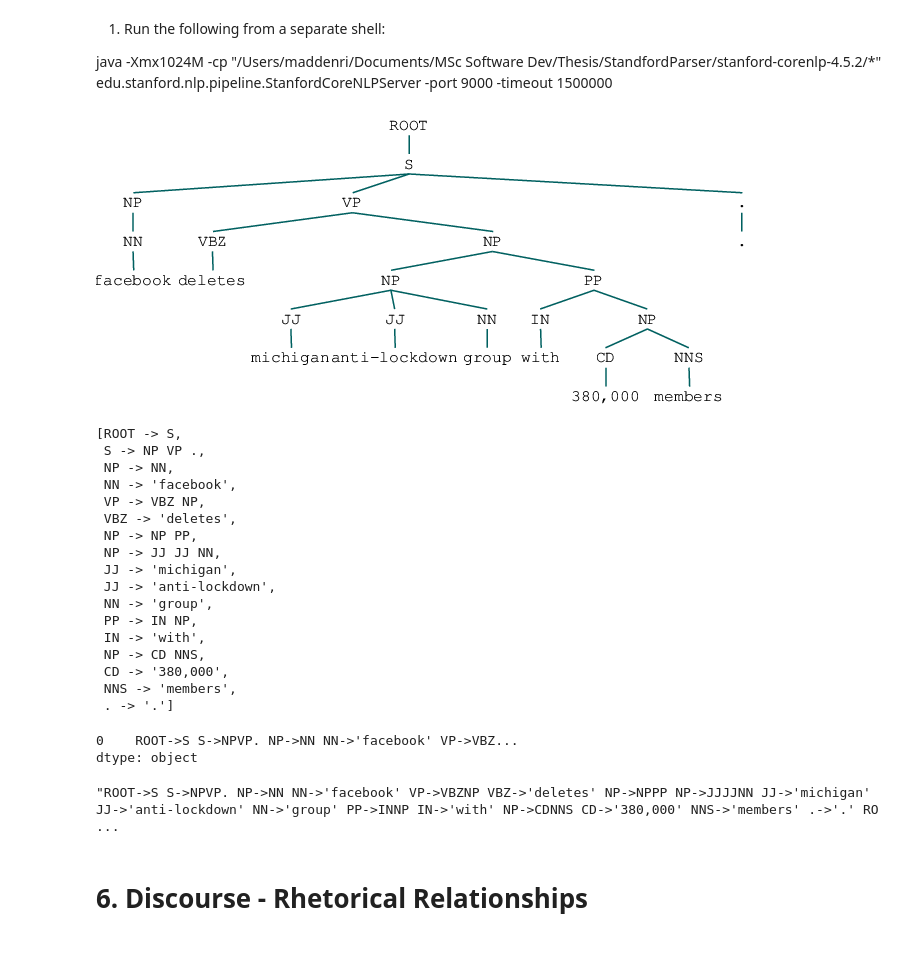
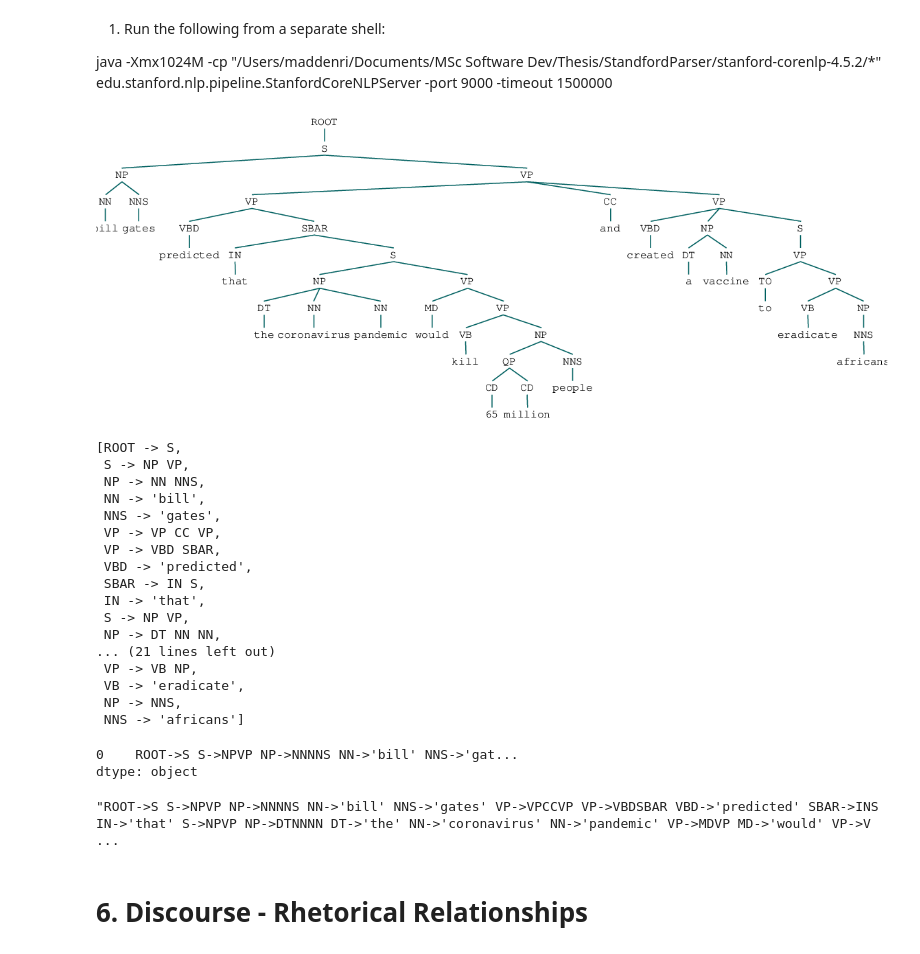
Before and after one commit to maddenri/Fake-News-Detection, a Jupyter notebook: FakeNewsDetection.ipynb, the cells around one changed output. Drawn from its saved outputs; the diff is of its cells as text; code cells hidden in the pictures.

```diff
--- a/FakeNewsDetection.ipynb
+++ b/FakeNewsDetection.ipynb
@@ -95,6 +95,7 @@ generate_word_frequency('../Datasets/Preprocessed/dataset_ii.csv', 'news_content
 # 2. Bag of Words
 # %%
 import pandas as pd
+from pprint import pprint
 from nltk.tokenize import word_tokenize
-df= pd.read_csv('../Datasets/Preprocessed/dataset_i.csv')
+df= pd.read_csv('../Datasets/Preprocessed/dataset_ii.csv')
 # %%
@@ -283,43 +294,43 @@ java -Xmx1024M -cp "/Users/maddenri/Documents/MSc Software Dev/Thesis/StandfordP
 # %%
 from nltk.parse import CoreNLPParser
 parser = CoreNLPParser(url='http://localhost:9000')
 parser.session.trust_env = False
 
-cfg_trees = [list(parser.parse_text(doc)) for doc in df['news_content'][0:1]]
+cfg_trees = [list(parser.parse_text(doc)) for doc in df['news_content'][1043:1044]]
 cfg_trees[0][0]
 # %% [output]
-[figure, old version]
+[figure, new version]
 # %%
 cfg_trees[0][0].productions()
 # %% [output]
 [ROOT -> S,
- S -> NP VP .,
- NP -> NN,
- NN -> 'facebook',
- VP -> VBZ NP,
- VBZ -> 'deletes',
- NP -> NP PP,
- NP -> JJ JJ NN,
- JJ -> 'michigan',
- JJ -> 'anti-lockdown',
- NN -> 'group',
- PP -> IN NP,
- IN -> 'with',
- NP -> CD NNS,
- CD -> '380,000',
- NNS -> 'members',
- . -> '.']
+ S -> NP VP,
+ NP -> NN NNS,
+ NN -> 'bill',
+ NNS -> 'gates',
+ VP -> VP CC VP,
+ VP -> VBD SBAR,
+ VBD -> 'predicted',
+ SBAR -> IN S,
+ IN -> 'that',
+ S -> NP VP,
+ NP -> DT NN NN,
+... (21 lines left out)
+ VP -> VB NP,
+ VB -> 'eradicate',
+ NP -> NNS,
+ NNS -> 'africans']
 # %%
 production_rules = pd.Series([' '.join([str(rule).replace(' ', '') for sentence in doc
            for rule in sentence.productions()]) for doc in cfg_trees])
 production_rules
 # %% [output]
-0    ROOT->S S->NPVP. NP->NN NN->'facebook' VP->VBZ...
+0    ROOT->S S->NPVP NP->NNNNS NN->'bill' NNS->'gat...
 dtype: object
 # %%
 production_rules[0]
 # %% [output]
-"ROOT->S S->NPVP. NP->NN NN->'facebook' VP->VBZNP VBZ->'deletes' NP->NPPP NP->JJJJNN JJ->'michigan' JJ->'anti-lockdown' NN->'group' PP->INNP IN->'with' NP->CDNNS CD->'380,000' NNS->'members' .->'.' RO ...
+"ROOT->S S->NPVP NP->NNNNS NN->'bill' NNS->'gates' VP->VPCCVP VP->VBDSBAR VBD->'predicted' SBAR->INS IN->'that' S->NPVP NP->DTNNNN DT->'the' NN->'coronavirus' NN->'pandemic' VP->MDVP MD->'would' VP->V ...
 # %%
 def generate_cfg_productions(path):
     import os
```
Also changed, not shown: parts of 97 cells of this notebook.
